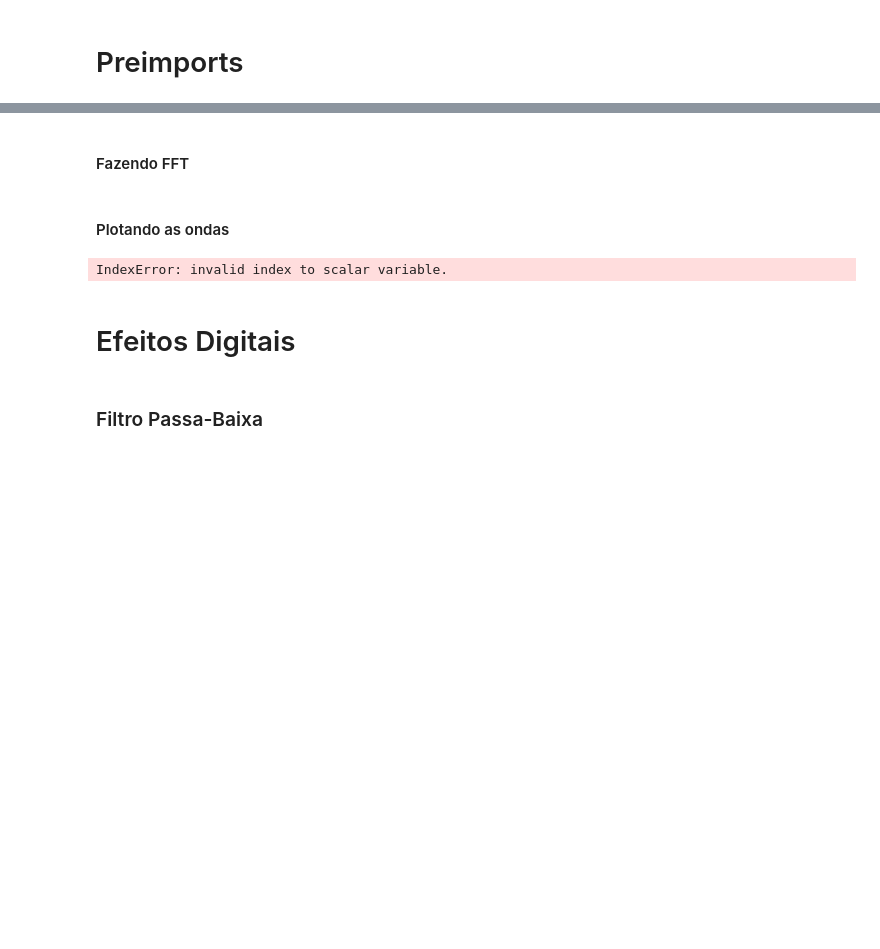
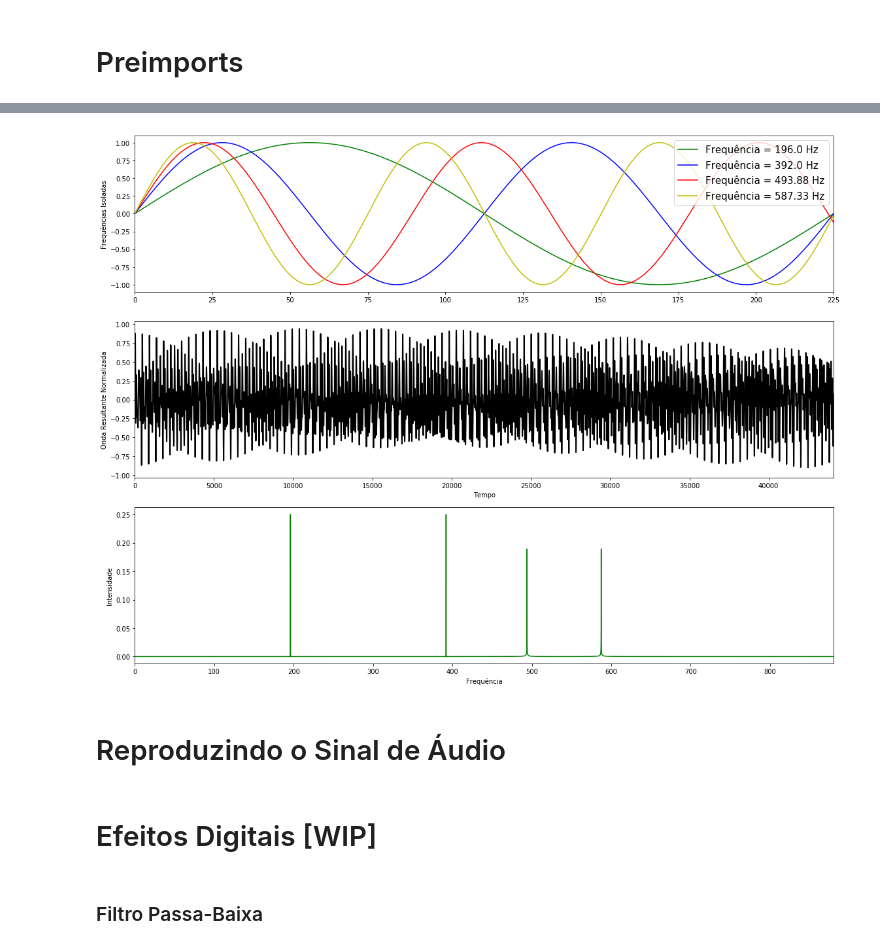
Before and after one commit to grfreitas/Synth-Oni, a Jupyter notebook: Gerando Efeitos Digitais de Áudio.ipynb, the cells around one changed output, grey strips where cells are left out. Drawn from its saved outputs; the diff is of its cells as text; code cells hidden in the pictures; blank space fills up the shorter version.

```diff
--- a/Gerando Efeitos Digitais de Áudio.ipynb
+++ b/Gerando Efeitos Digitais de Áudio.ipynb
@@ -31,14 +31,13 @@ samples = list()
 
 fqs.append(fq['G3'][0])
 fqs.append(fq['G4'][0])
-fqs.append(fq['G5'][0])
+fqs.append(fq['B4'][0])
+fqs.append(fq['D5'][0])
 
 for f in fqs:
     samples.append((np.sin(2*np.pi*np.arange(fs*duration)*f/fs)).astype(np.float32))
 
-result = sum(samples)
+result = sum(samples)/len(samples)
-# %% [markdown]
-#### Fazendo FFT
 # %%
 # fourier fast transform
 N = len(result)
@@ -47,5 +46,3 @@ x = np.linspace(0.0, N*T, N)
 y = result
 yf = fft(y)
 xf = np.linspace(0.0, 1.0/(2.0*T), N//2)
-# %% [markdown]
-#### Plotando as ondas
@@ -56,34 +51,38 @@ xmax = fs
 
 fig = plt.figure(figsize=(16, 12))
 gs = gridspec.GridSpec(3, 1)
 
 ax0 = plt.subplot(gs[0])
 ax1 = plt.subplot(gs[1])
 ax2 = plt.subplot(gs[2])
 
 # plotando ondas separadas
 ax0.plot(range(0,len(samples[0])), samples[0], color = 'g')
 ax0.plot(range(0,len(samples[1])), samples[1], color = 'b')
 ax0.plot(range(0,len(samples[2])), samples[2], color = 'r')
+ax0.plot(range(0,len(samples[2])), samples[3], color = 'y')
 ax0.legend(('Frequência = {} Hz'.format(fqs[0]),
             'Frequência = {} Hz'.format(fqs[1]),
-            'Frequência = {} Hz'.format(fqs[2])),
-            loc='upper right', prop={'size': 12})
+            'Frequência = {} Hz'.format(fqs[2]),
+            'Frequência = {} Hz'.format(fqs[3])),
+            loc='upper right', prop={'size': 15})
 ax0.set_ylabel('Frequências Isoladas')
-ax0.set_xlim(0,xmax/f[0])
+ax0.set_xlim(0,fs/min(fqs))
 
 # domínio tempo da onda resultante
 ax1.plot(range(0,len(result)), result, color = 'black', linewidth=2)
 ax1.set_xlabel('Tempo')
 ax1.set_ylabel('Onda Resultante Normalizada')
 ax1.set_xlim(0,xmax)
 
 # domínio frequência da onda resultante
 ax2.plot(xf, 2.0/N * np.abs(yf[0:N//2]), color = 'g')
 ax2.set_xlim(0,880)
 ax2.set_xlabel('Frequência')
 ax2.set_ylabel('Intensidade')
 
 fig.tight_layout();
 # %% [output]
-IndexError: invalid index to scalar variable.
+[figure, added]
+# %% [markdown]
+# Reproduzindo o Sinal de Áudio
@@ -90,5 +109,5 @@ IndexError: invalid index to scalar variable.
 # %% [markdown]
-# Efeitos Digitais
+# Efeitos Digitais [WIP]
 # %% [markdown]
 ### Filtro Passa-Baixa
 # %%
```
Also changed, not shown: parts of 5 cells of this notebook.
